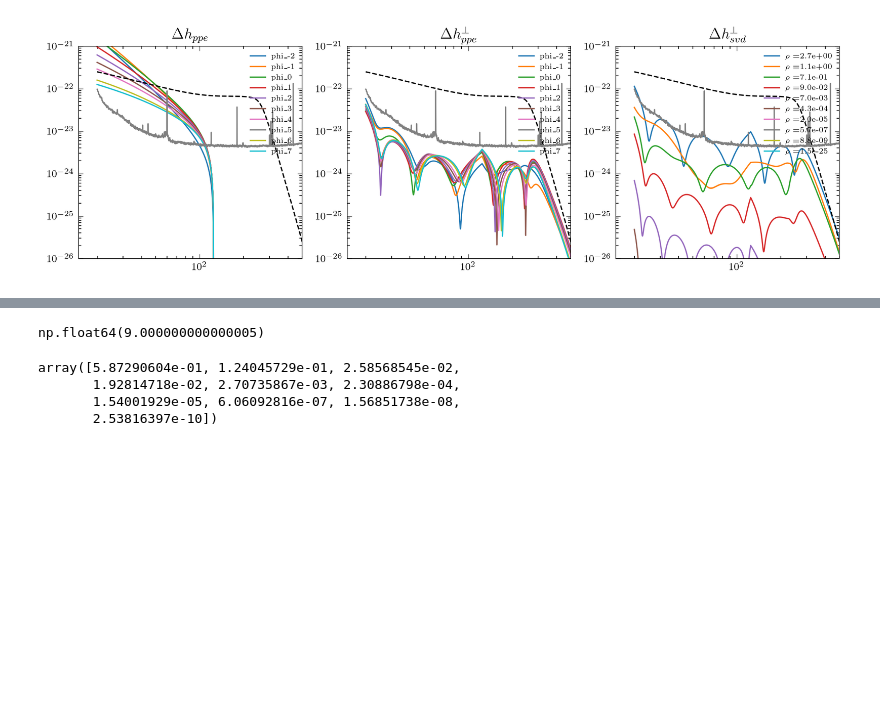
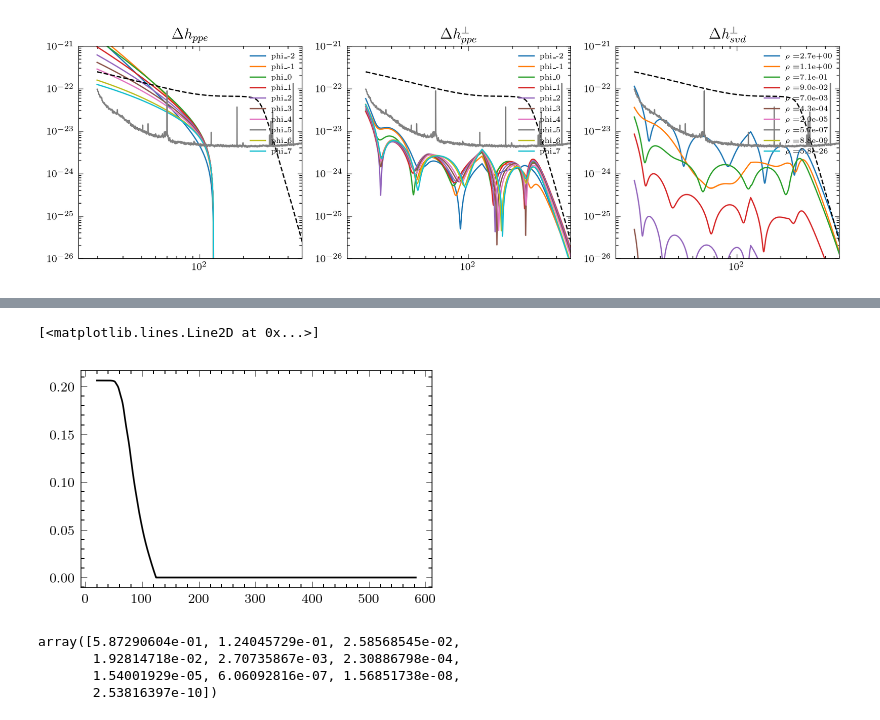
Before and after one commit to BrianCSeymour/geo-tgr, a Jupyter notebook: svd-ppeperp.ipynb, the cells around one changed output, grey strips where cells are left out. Cells and saved outputs as stored; diff of their text form; code cells hidden in the pictures; blank space fills up the shorter version.

```diff
--- a/svd-ppeperp.ipynb
+++ b/svd-ppeperp.ipynb
@@ -292,7 +398,8 @@ plt.show()
 # %%
-np.sum(normsvd**2)
+plt.plot(obj.freqs,np.real(Dh_nvnl["H1"] / hgr["H1"]/1j), label=rf"$\Delta \Psi_{{ \mathrm{{NVNL}} }}$", c = "k")
 # %% [output]
-np.float64(9.000000000000005)
+[<matplotlib.lines.Line2D at 0x...>]
+[figure, added]
 # %%
 rows = []
 for key in obj.str2k:
```
Also changed, not shown: parts of 9 cells of this notebook, 5 other files.
